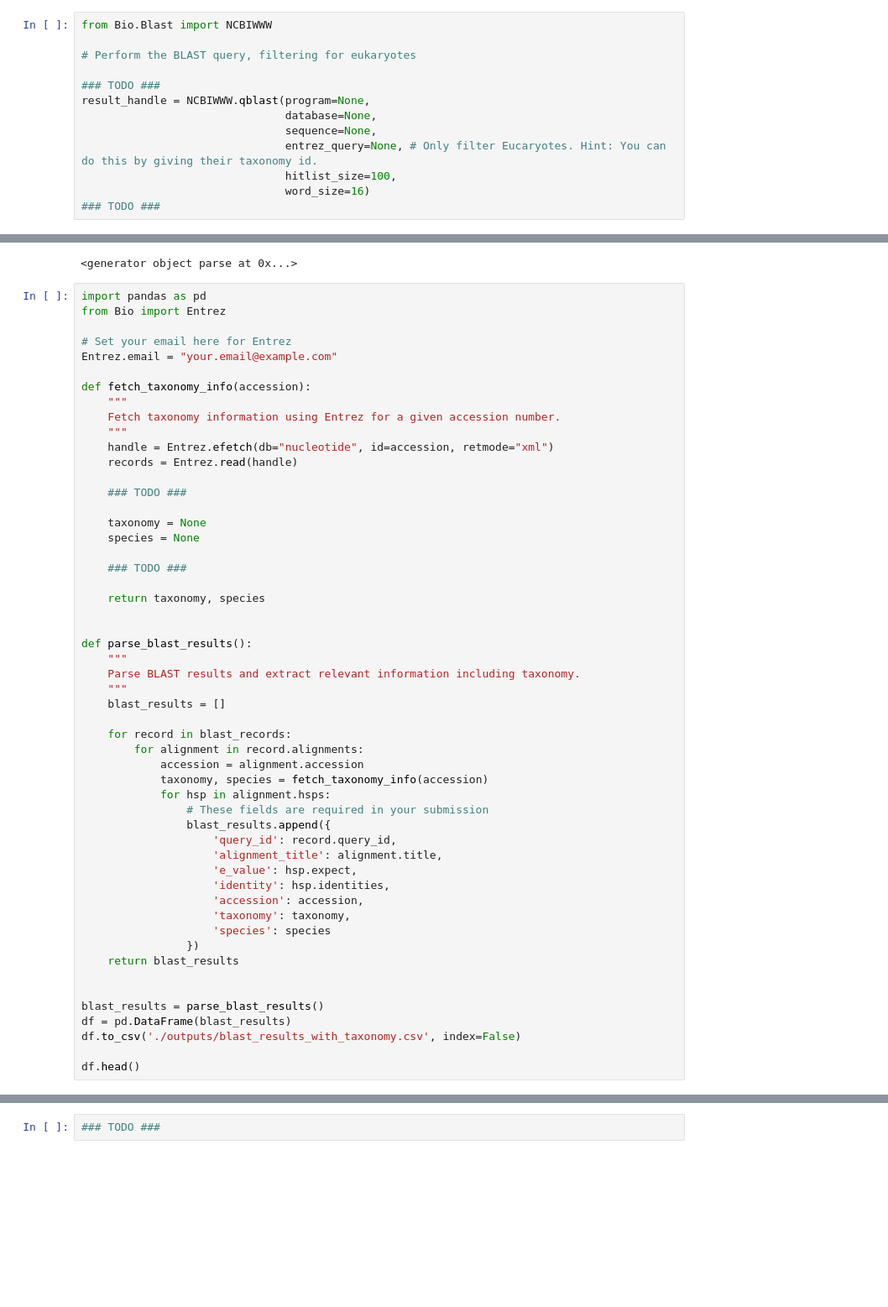
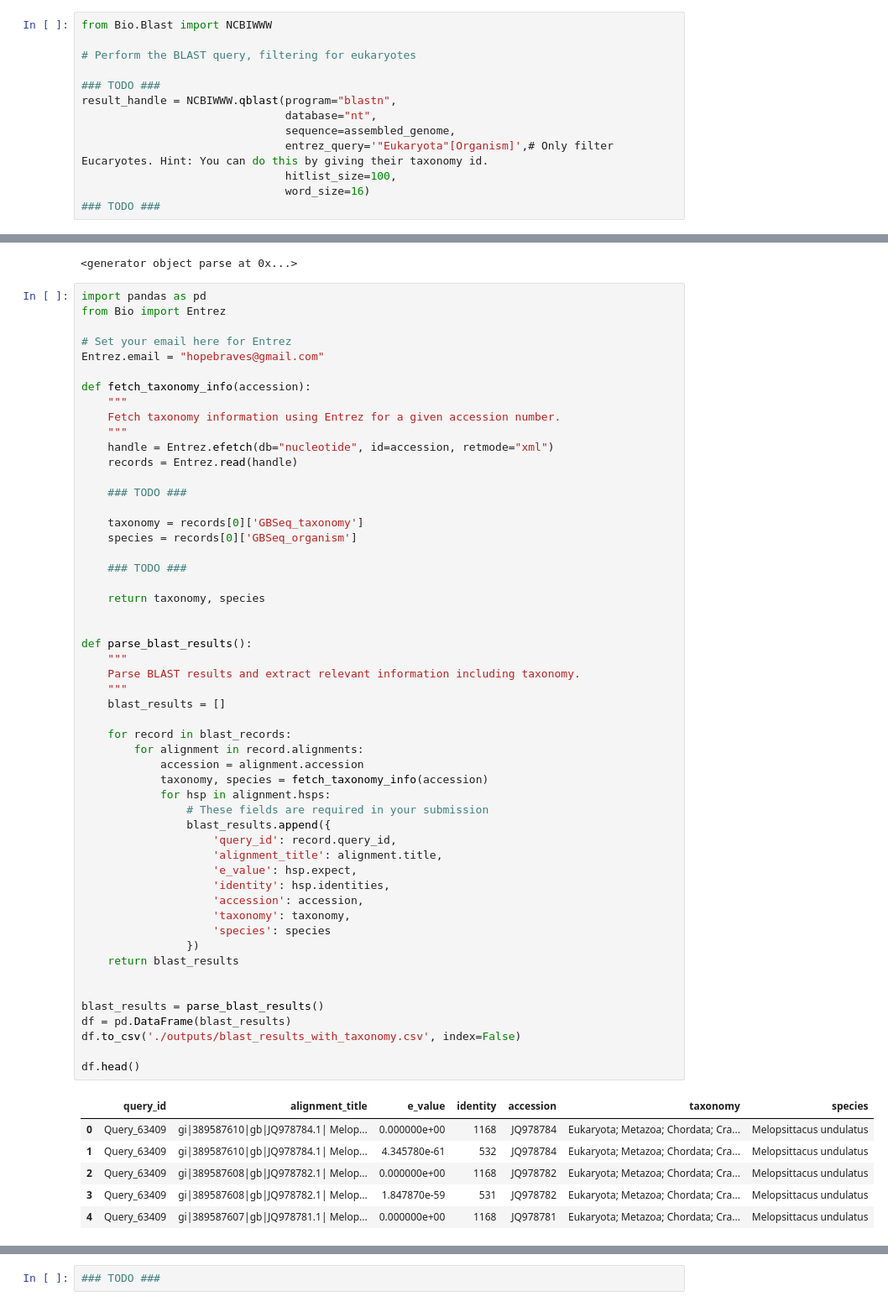
Before and after one commit to Sinanmz/BioinformaticsProject, a Jupyter notebook: tasks/find-the-imposter/FindTheImposter.ipynb, the cells around one changed output, grey strips where cells are left out. Shown at 84% size. Cells and saved outputs as stored; diff of their text form; blank space fills up the shorter version.

Commit message:
BLAST search completed

```diff
--- a/tasks/find-the-imposter/FindTheImposter.ipynb
+++ b/tasks/find-the-imposter/FindTheImposter.ipynb
@@ -206,10 +208,10 @@ from Bio.Blast import NCBIWWW
 # Perform the BLAST query, filtering for eukaryotes
 
 ### TODO ###
-result_handle = NCBIWWW.qblast(program=None,
-                               database=None,
-                               sequence=None,
-                               entrez_query=None, # Only filter Eucaryotes. Hint: You can do this by giving their taxonomy id.
+result_handle = NCBIWWW.qblast(program="blastn",
+                               database="nt",
+                               sequence=assembled_genome,
+                               entrez_query='"Eukaryota"[Organism]',# Only filter Eucaryotes. Hint: You can do this by giving their taxonomy id.
                                hitlist_size=100,
                                word_size=16)
 ### TODO ###
@@ -226,7 +228,7 @@ import pandas as pd
 from Bio import Entrez
 
 # Set your email here for Entrez
-Entrez.email = "your.email@example.com"
+Entrez.email = "hopebraves@gmail.com"
 
 def fetch_taxonomy_info(accession):
     """
@@ -237,8 +239,8 @@ def fetch_taxonomy_info(accession):
 
     ### TODO ###
 
-    taxonomy = None
-    species = None
+    taxonomy = records[0]['GBSeq_taxonomy']
+    species = records[0]['GBSeq_organism']
 
     ### TODO ###
 
@@ -247,33 +249,40 @@ def fetch_taxonomy_info(accession):
 
 def parse_blast_results():
     """
     Parse BLAST results and extract relevant information including taxonomy.
     """
     blast_results = []
 
     for record in blast_records:
         for alignment in record.alignments:
             accession = alignment.accession
             taxonomy, species = fetch_taxonomy_info(accession)
             for hsp in alignment.hsps:
                 # These fields are required in your submission
                 blast_results.append({
                     'query_id': record.query_id,
                     'alignment_title': alignment.title,
                     'e_value': hsp.expect,
                     'identity': hsp.identities,
                     'accession': accession,
                     'taxonomy': taxonomy,
                     'species': species
                 })
     return blast_results
 
 
 blast_results = parse_blast_results()
 df = pd.DataFrame(blast_results)
 df.to_csv('./outputs/blast_results_with_taxonomy.csv', index=False)
 
 df.head()
+# %% [output]
+|  | query_id | alignment_title | e_value | identity | accession | taxonomy | species |
+| 0 | Query_63409 | gi|389587610|gb|JQ978784.1| Melop... | 0.000000e+00 | 1168 | JQ978784 | Eukaryota; Metazoa; Chordata; Cra... | Melopsittacus undulatus |
+| 1 | Query_63409 | gi|389587610|gb|JQ978784.1| Melop... | 4.345780e-61 | 532 | JQ978784 | Eukaryota; Metazoa; Chordata; Cra... | Melopsittacus undulatus |
+| 2 | Query_63409 | gi|389587608|gb|JQ978782.1| Melop... | 0.000000e+00 | 1168 | JQ978782 | Eukaryota; Metazoa; Chordata; Cra... | Melopsittacus undulatus |
+| 3 | Query_63409 | gi|389587608|gb|JQ978782.1| Melop... | 1.847870e-59 | 531 | JQ978782 | Eukaryota; Metazoa; Chordata; Cra... | Melopsittacus undulatus |
+| 4 | Query_63409 | gi|389587607|gb|JQ978781.1| Melop... | 0.000000e+00 | 1168 | JQ978781 | Eukaryota; Metazoa; Chordata; Cra... | Melopsittacus undulatus |
 # %% [markdown]
 ## Analysis of The Results
 
```
Also changed, not shown: parts of 2 cells of this notebook, 2 other files.
